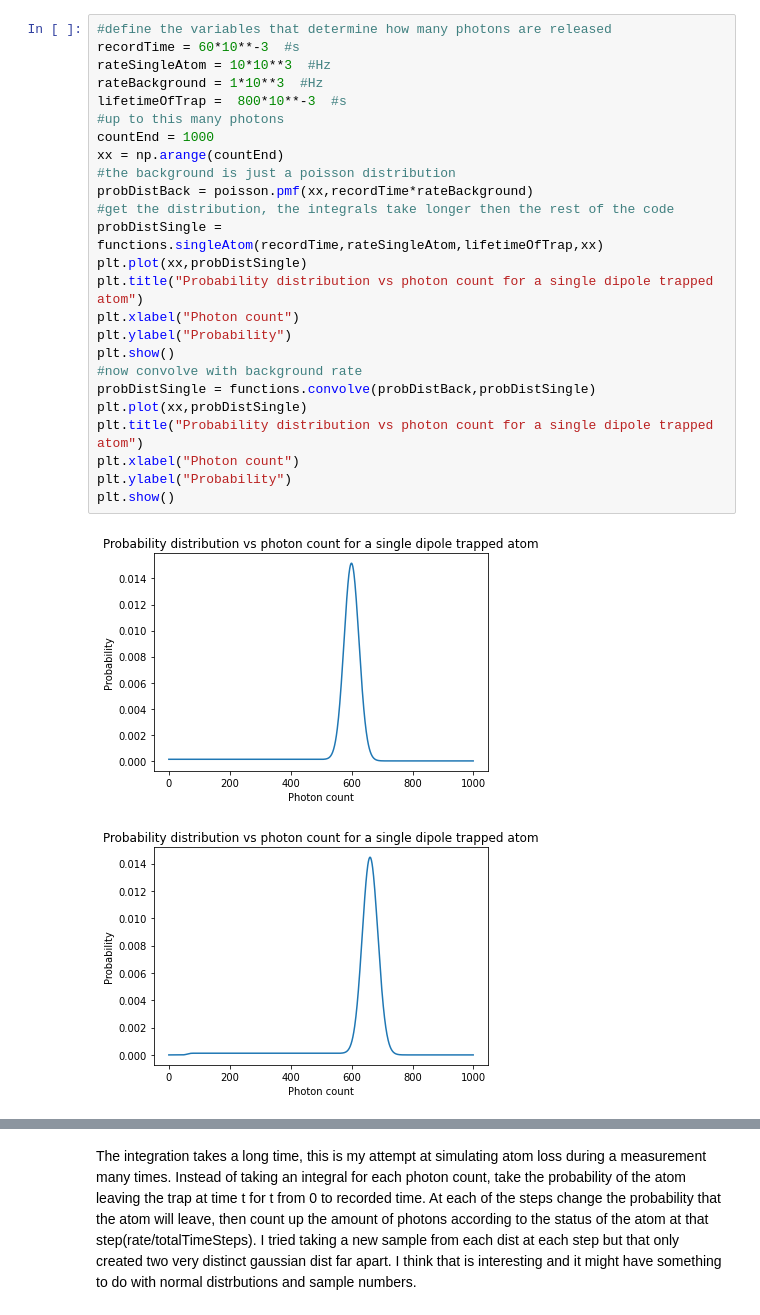
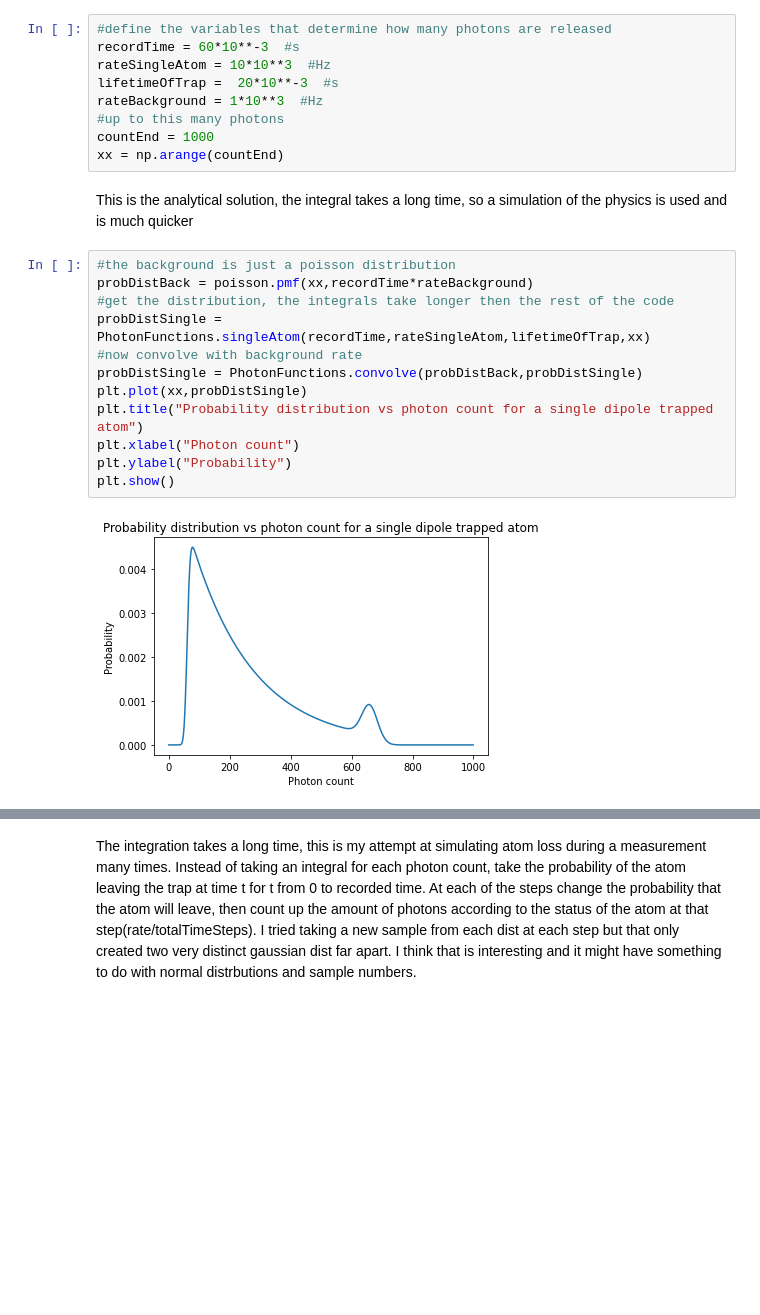
Before and after one commit to bpnordin/PhotonCount, a Jupyter notebook: Test.ipynb, the cells around one changed output, grey strips where cells are left out. Cells and saved outputs as stored; diff of their text form; blank space fills up the shorter version.

```diff
--- a/Test.ipynb
+++ b/Test.ipynb
@@ -15,30 +14,27 @@ import functions
 import importlib
+# %%
+#define the variables that determine how many photons are released
+recordTime = 60*10**-3  #s
+rateSingleAtom = 10*10**3  #Hz
+lifetimeOfTrap =  20*10**-3  #s
+rateBackground = 1*10**3  #Hz
+#up to this many photons
+countEnd = 1000
+xx = np.arange(countEnd)
+# %% [markdown]
+This is the analytical solution, the integral takes a long time, so a simulation of the physics is used and is much quicker
 # %%
-#define the variables that determine how many photons are released
-recordTime = 60*10**-3  #s
-rateSingleAtom = 10*10**3  #Hz
-rateBackground = 1*10**3  #Hz
-lifetimeOfTrap =  800*10**-3  #s
-#up to this many photons
-countEnd = 1000
-xx = np.arange(countEnd)
 #the background is just a poisson distribution
 probDistBack = poisson.pmf(xx,recordTime*rateBackground)
 #get the distribution, the integrals take longer then the rest of the code
-probDistSingle = functions.singleAtom(recordTime,rateSingleAtom,lifetimeOfTrap,xx)
+probDistSingle = PhotonFunctions.singleAtom(recordTime,rateSingleAtom,lifetimeOfTrap,xx)
+#now convolve with background rate
+probDistSingle = PhotonFunctions.convolve(probDistBack,probDistSingle)
 plt.plot(xx,probDistSingle)
 plt.title("Probability distribution vs photon count for a single dipole trapped atom")
 plt.xlabel("Photon count")
 plt.ylabel("Probability")
 plt.show()
-#now convolve with background rate
-probDistSingle = functions.convolve(probDistBack,probDistSingle)
-plt.plot(xx,probDistSingle)
-plt.title("Probability distribution vs photon count for a single dipole trapped atom")
-plt.xlabel("Photon count")
-plt.ylabel("Probability")
-plt.show()
 # %% [output]
-[figure, old version]
+[figure, new version]
-[figure, removed]
 # %%
```
Also changed, not shown: parts of 7 cells of this notebook, 4 other files.
